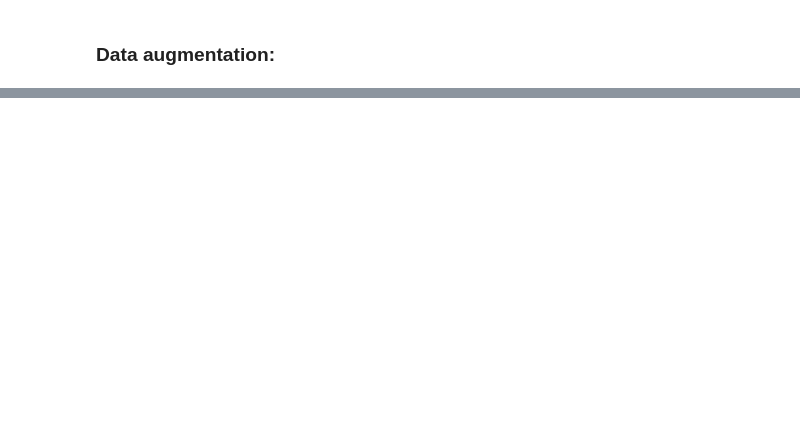
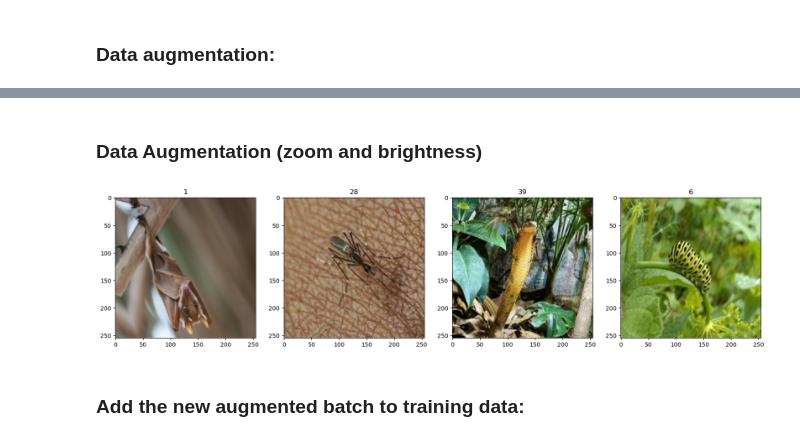
Before and after one commit to Dmitrii-Siz/Final-Year-Project, a Jupyter notebook: Model Implementation 3.ipynb, the cells around one changed output, grey strips where cells are left out. Saved outputs shown, nothing was run; the diff lists cells and outputs as text; code cells hidden in the pictures; blank space fills up the shorter version.

```diff
--- a/Model Implementation 3.ipynb
+++ b/Model Implementation 3.ipynb
@@ -120,0 +261,4 @@ for idx in range(4):
+# %%
+model.load_weights('accurate_model.h5')
+# %%
+model.fit(train_data, epochs=5, validation_data=val_data)
@@ -121,3 +291,36 @@ for idx in range(4):
+# %% [markdown]
+### Data Augmentation (zoom and brightness)
+# %%
+data_augmentation_two = tf.keras.Sequential([
+    layers.experimental.preprocessing.RandomZoom(0.1),  # Adjust the zoom factor as needed
+    layers.experimental.preprocessing.RandomContrast(0.1)  # Adjust the contrast factor as needed
+])
+
+#apply data augmentation (Zoom)
+def apply_data_augmentation_zoom(images, labels):
+    #Unpack the batch into images and labels
+    augmented_images = data_augmentation_two(images)
+
+    #Return a new dataset
+    augmented_batch = (augmented_images, labels)
+    return augmented_batch
+
+train_data_augmented = train_data.map(apply_data_augmentation)
+# %%
+training_batch = train_data_augmented.as_numpy_iterator().next()
+
+#visualise the data:
+fig, axis = plt.subplots(ncols=4, figsize=(20, 20))
+batch_images = training_batch[0][:4]
+batch_labels = training_batch[1]
+
+for idx in range(4):
+    axis[idx].imshow(batch_images[idx])
+    axis[idx].title.set_text(batch_labels[idx])
+# %% [output]
+[figure, added]
+# %% [markdown]
+### Add the new augmented batch to training data:
 # %%
 train_data = train_data.concatenate(train_data_augmented)
 
```
Also changed, not shown: parts of 80 cells of this notebook.
